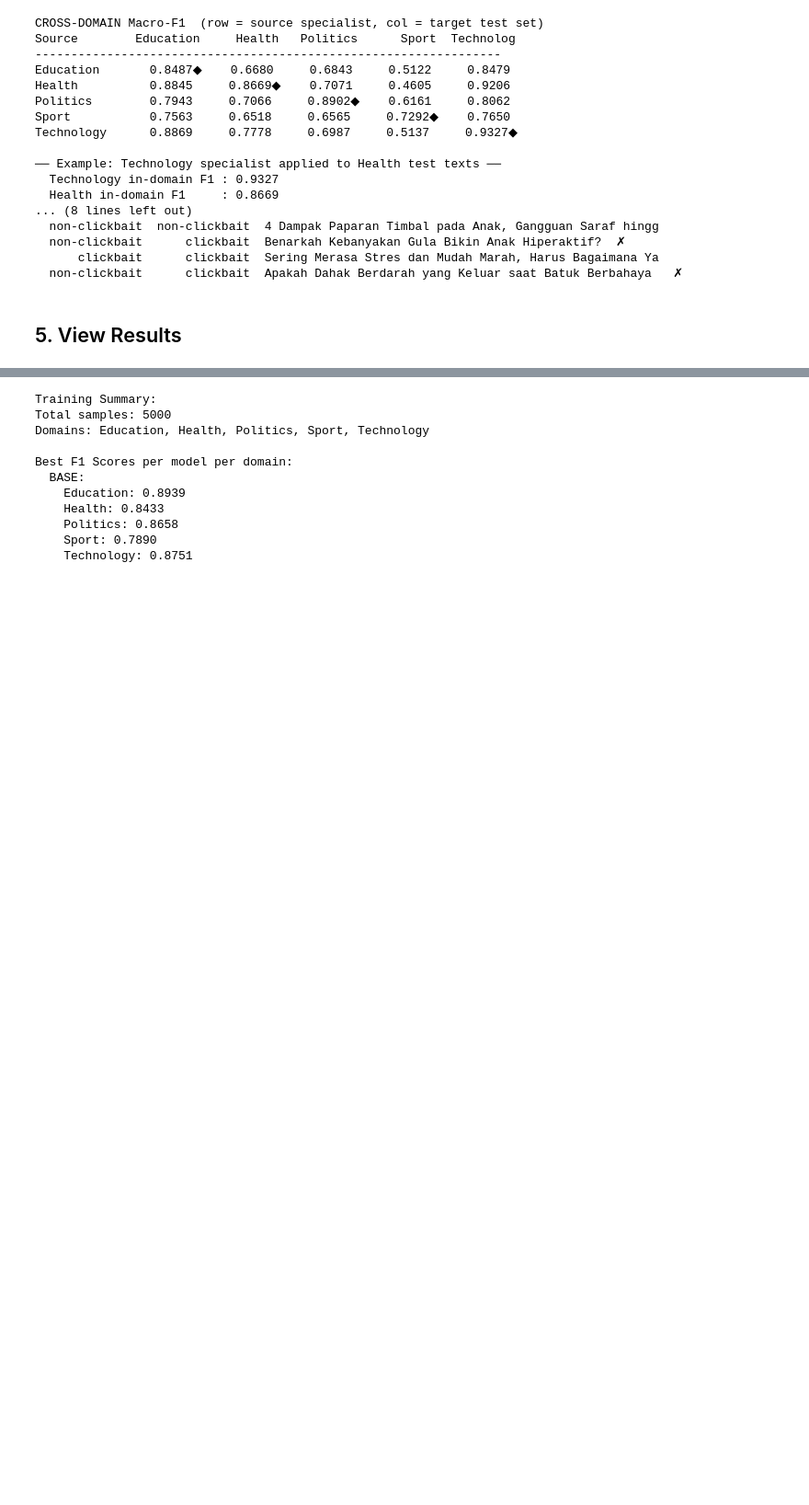
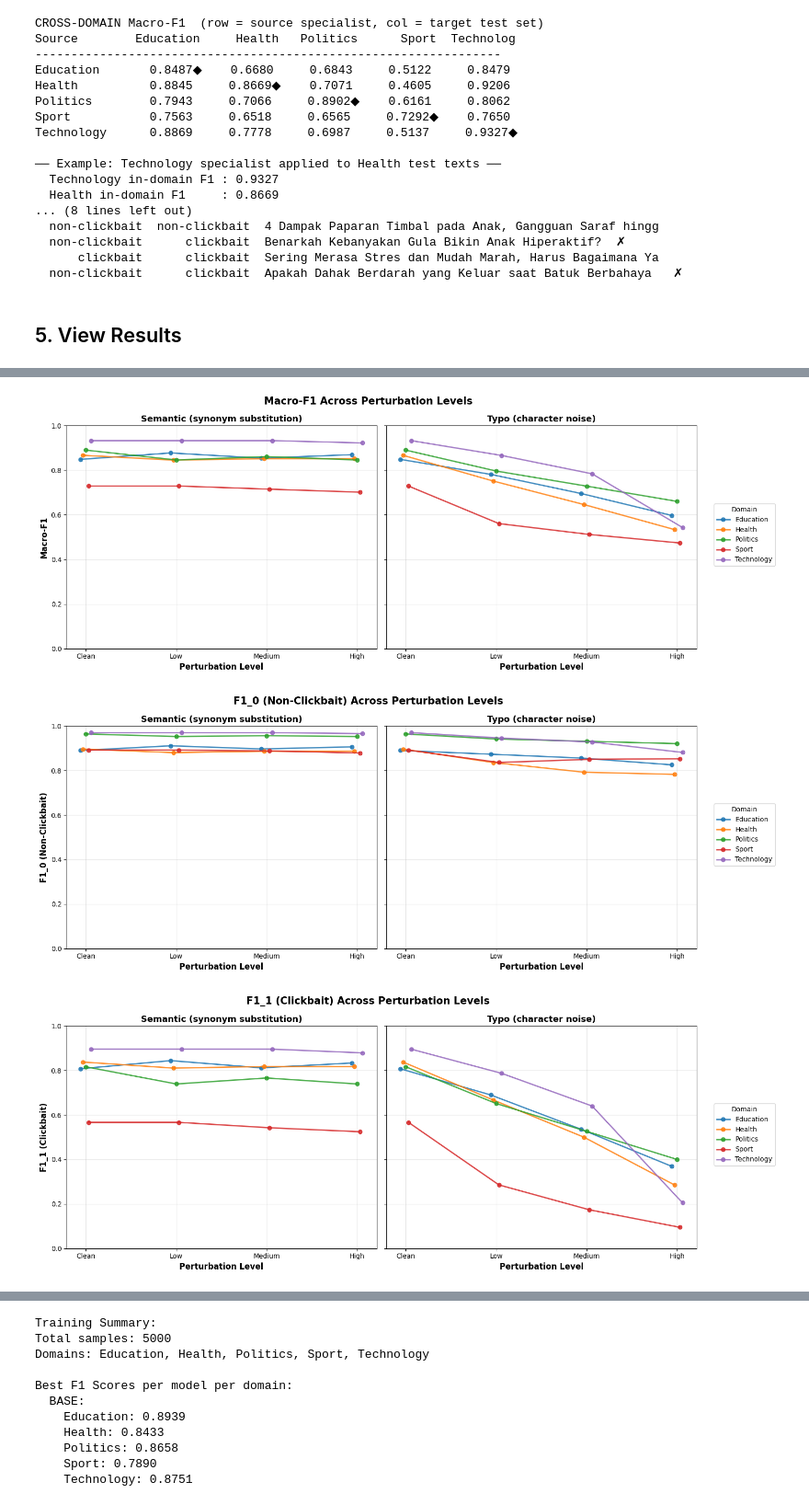
Before and after one commit to JelJel99/ths_test, a Jupyter notebook: run_complete_pipeline.ipynb, the cells around one changed output, grey strips where cells are left out. Shown at 92% size. Saved outputs shown, nothing was run; the diff lists cells and outputs as text; code cells hidden in the pictures; blank space fills up the shorter version.

```diff
--- a/run_complete_pipeline.ipynb
+++ b/run_complete_pipeline.ipynb
@@ -2557,0 +1909,59 @@ Full flattened results saved to: /content/drive/MyDrive/thesis/results/perturb_d
+# %%
+# ── PERTURBATION LINE CHARTS ────────────────────────────────────────────────
+# For each metric we draw TWO side-by-side subplots: one for the semantic
+# mechanism and one for the typo mechanism. Each subplot shows the 5 domain
+# lines across Clean -> Low -> Medium -> High. The Clean point is the shared
+# unperturbed baseline, so it appears in both subplots. The subplots share the
+# same y-axis so the intensity trend within each mechanism is easy to read.
+import matplotlib.pyplot as plt
+import numpy as np
+
+# (Assumes DOMAINS, PERTURB_TYPES, PERTURB_LEVELS, PERTURB_SEQUENCE,
+#  PERTURB_TYPE_LABELS, clean_metric() and pert_metric() from the table cell above.)
+
+metrics_to_plot = {
+    "macro_f1": "Macro-F1",
+    "f1_0": "F1_0 (Non-Clickbait)",
+    "f1_1": "F1_1 (Clickbait)",
+}
+
+x_labels = [lvl.capitalize() for lvl in PERTURB_SEQUENCE]
+x_base = np.arange(len(PERTURB_SEQUENCE))
+offsets = np.linspace(-0.06, 0.06, len(DOMAINS))
+
+for metric_key, metric_name in metrics_to_plot.items():
+    fig, axes = plt.subplots(1, 2, figsize=(14, 6), sharey=True)
+
+    for ax, ptype in zip(axes, PERTURB_TYPES):
+        for idx, domain in enumerate(DOMAINS):
+            clean = clean_metric(domain, metric_key)
+            values = [clean] + [
+                pert_metric(domain, ptype, level, metric_key)
+                for level in PERTURB_LEVELS
+            ]
+            ax.plot(x_base + offsets[idx], values,
+                    marker="o", linewidth=2, alpha=0.85, label=domain)
+
+        ax.set_title(PERTURB_TYPE_LABELS[ptype], fontsize=13, fontweight="bold")
+        ax.set_xlabel("Perturbation Level", fontsize=12, fontweight="bold")
+        ax.set_xticks(x_base)
+        ax.set_xticklabels(x_labels)
+        ax.set_ylim(0, 1.0)
+        ax.grid(True, alpha=0.3)
+
+    axes[0].set_ylabel(metric_name, fontsize=12, fontweight="bold")
+
+    # One shared legend to the right of both subplots.
+    handles, labels = axes[0].get_legend_handles_labels()
+    fig.legend(handles, labels, title="Domain",
+               bbox_to_anchor=(1.01, 0.5), loc="center left", frameon=True)
+
+    fig.suptitle(f"{metric_name} Across Perturbation Levels",
+                 fontsize=15, fontweight="bold")
+    fig.tight_layout()
+    plt.show()
+    plt.close(fig)
+# %% [output]
+[figure, added]
+[figure, added]
+[figure, added]
```
Also changed, not shown: parts of 26 cells of this notebook, 8 other files.
